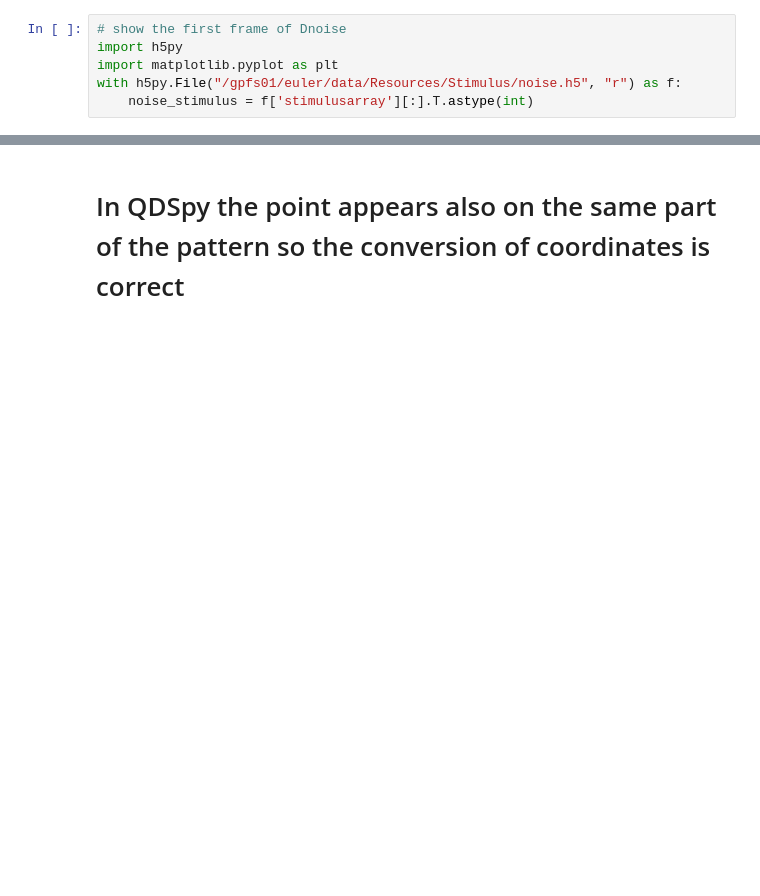
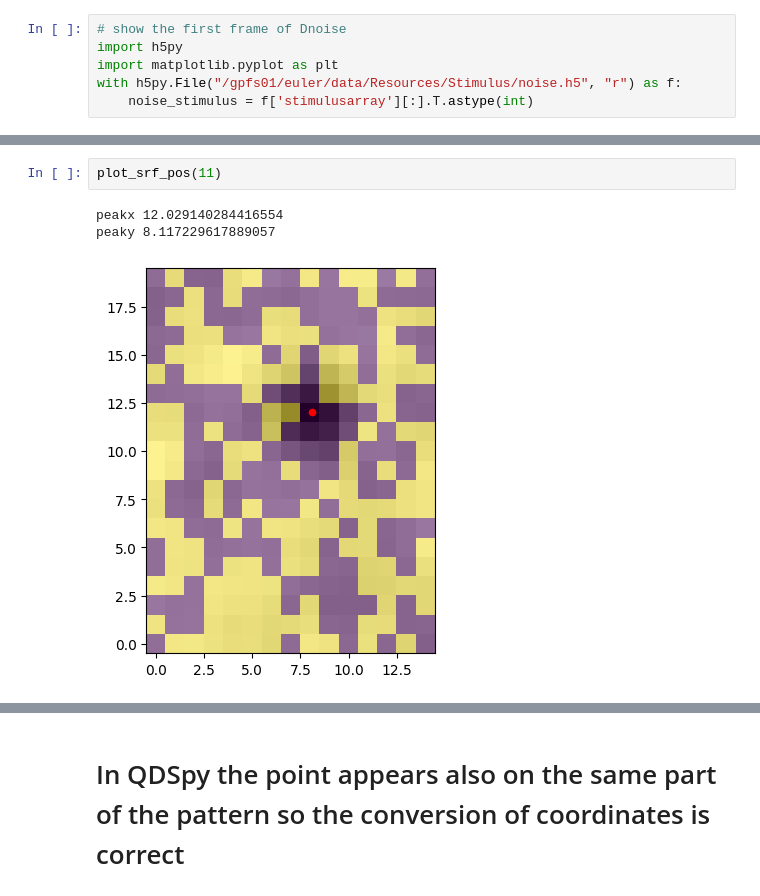
Before and after one commit to SamuelSuhai/model_in_the_loop, a Jupyter notebook: notebooks/validate_online_analysis/validate_online_rf_qdspy.ipynb, the cells around one changed output, grey strips where cells are left out. Cells and saved outputs as stored; diff of their text form; blank space fills up the shorter version.

```diff
--- a/notebooks/validate_online_analysis/validate_online_rf_qdspy.ipynb
+++ b/notebooks/validate_online_analysis/validate_online_rf_qdspy.ipynb
@@ -247,0 +262,6 @@ Peak idx axis 0: 8 xis 1: 9
+# %%
+plot_srf_pos(11)
+# %% [output]
+peakx 12.029140284416554
+peaky 8.117229617889057
+[figure, added]
```
Also changed, not shown: parts of 12 cells of this notebook, 9 other files.
